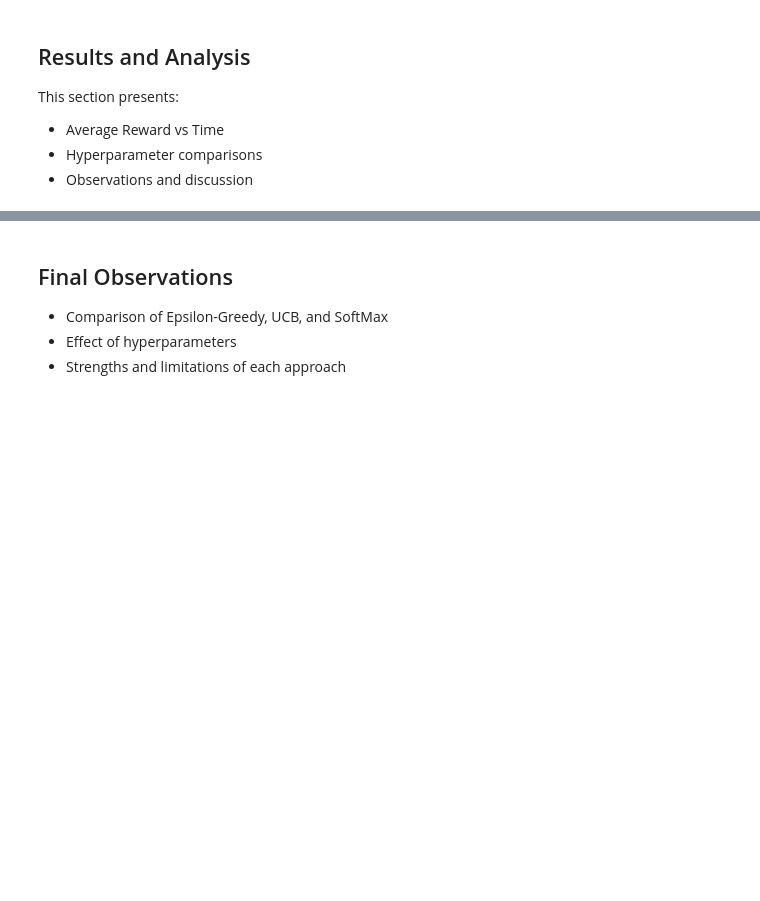
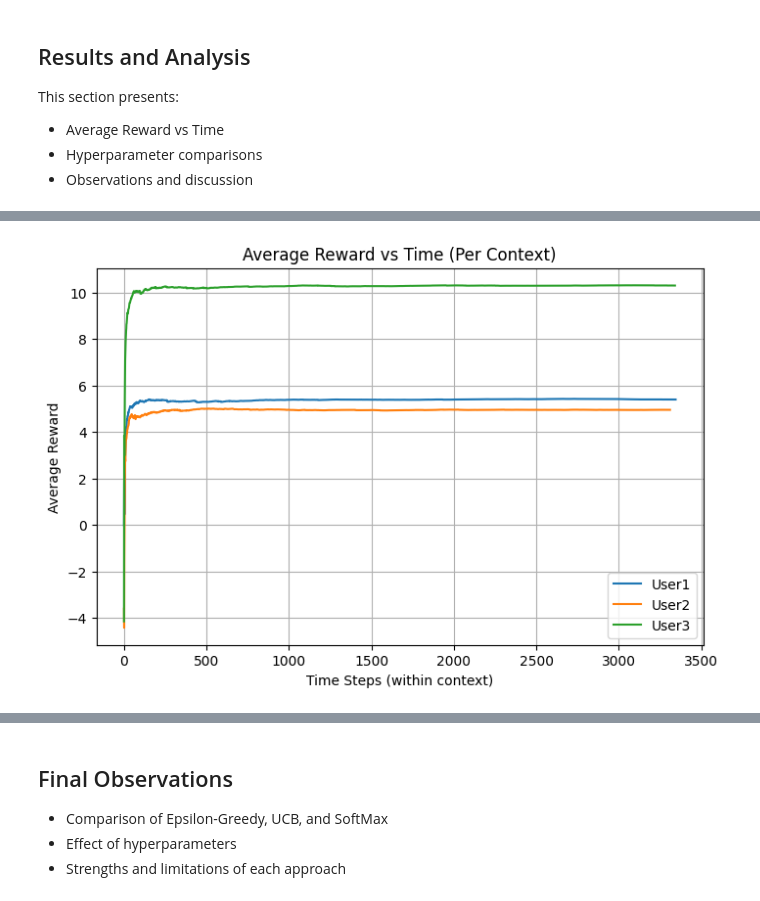
Before and after one commit to anoushkaa15/lab3-contextual-bandit, a Jupyter notebook: lab3_results_U20230076.ipynb, the cells around one changed output, grey strips where cells are left out. Saved outputs shown, nothing was run; the diff lists cells and outputs as text; code cells hidden in the pictures; blank space fills up the shorter version.

```diff
--- a/lab3_results_U20230076.ipynb
+++ b/lab3_results_U20230076.ipynb
@@ -233,3 +235,13 @@ Top 20 feature importances:
 
 The sampler is initialized using the student's roll number `i`.
 Rewards are obtained using `sampler.sample(j)`.
+# %%
+# Initialize sampler with roll number
+roll_number = 76  # U20230076
+sampler_instance = sampler(roll_number)
+
+print(f"Sampler initialized with roll number: {roll_number}")
+print("\nTesting sampler - sampling rewards for a few arms:")
+for arm in [0, 4, 8, 10]:
+    reward = sampler_instance.sample(arm)
+    print(f"  Arm {arm}: Reward = {reward}")
@@ -261,0 +602,8 @@ P.S.: Change $T$ value as and if required.
+# %%
+# Map bandit categories to dataset categories
+category_map = {
+    "Entertainment": "ENTERTAINMENT",
+    "Education": "EDUCATION",
+    "Tech": "BUSINESS",   # closest available to Tech
+    "Crime": "CRIME"
+}
@@ -268,0 +682,45 @@ This section presents:
+# %%
+import numpy as np
+import matplotlib.pyplot as plt
+
+T = 10000
+best_eps = max(results["epsilon"], key=lambda x: results["epsilon"][x]["avg_reward"])
+
+bandits = [EpsilonGreedyBandit(n_arms=4, epsilon=best_eps) for _ in range(3)]
+
+# Store rewards separately per context
+context_rewards = {0: [], 1: [], 2: []}
+
+for t in range(T):
+
+    context = np.random.randint(0,3)
+
+    local_arm = bandits[context].select_arm(0)
+    arm = context * 4 + local_arm
+
+    r = sampler_instance.sample(arm)
+
+    bandits[context].update(local_arm, r)
+    context_rewards[context].append(r)
+
+# Compute cumulative averages per context
+avg_rewards_per_context = {}
+
+for ctx in range(3):
+    rewards = np.array(context_rewards[ctx])
+    avg_rewards_per_context[ctx] = np.cumsum(rewards) / np.arange(1, len(rewards)+1)
+
+
+plt.figure(figsize=(8,5))
+
+for ctx in range(3):
+    plt.plot(avg_rewards_per_context[ctx], label=f"User{ctx+1}")
+
+plt.xlabel("Time Steps (within context)")
+plt.ylabel("Average Reward")
+plt.title("Average Reward vs Time (Per Context)")
+plt.legend()
+plt.grid(True)
+plt.show()
+# %% [output]
+[figure, added]
```
Also changed, not shown: parts of 17 cells of this notebook.
